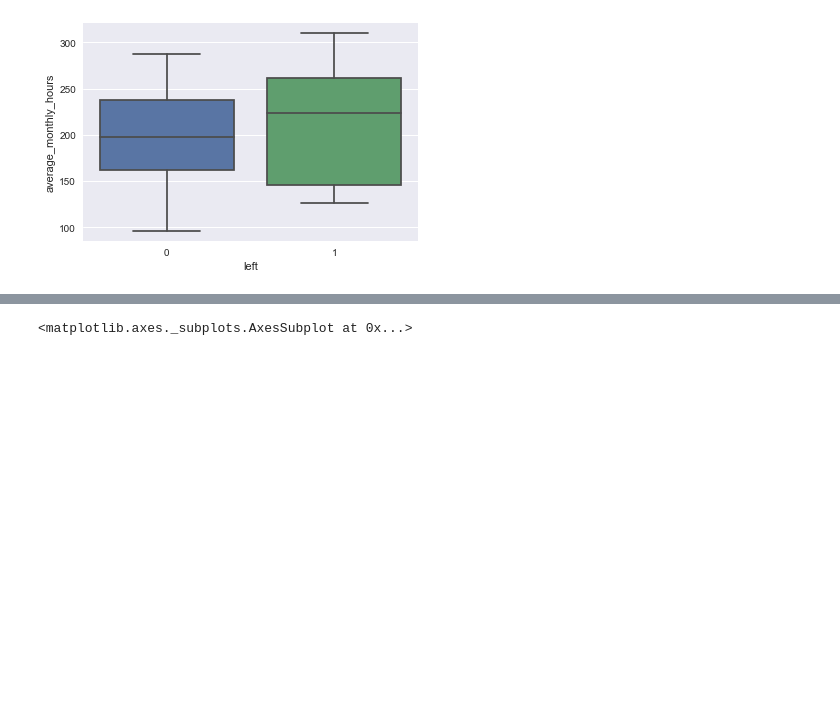
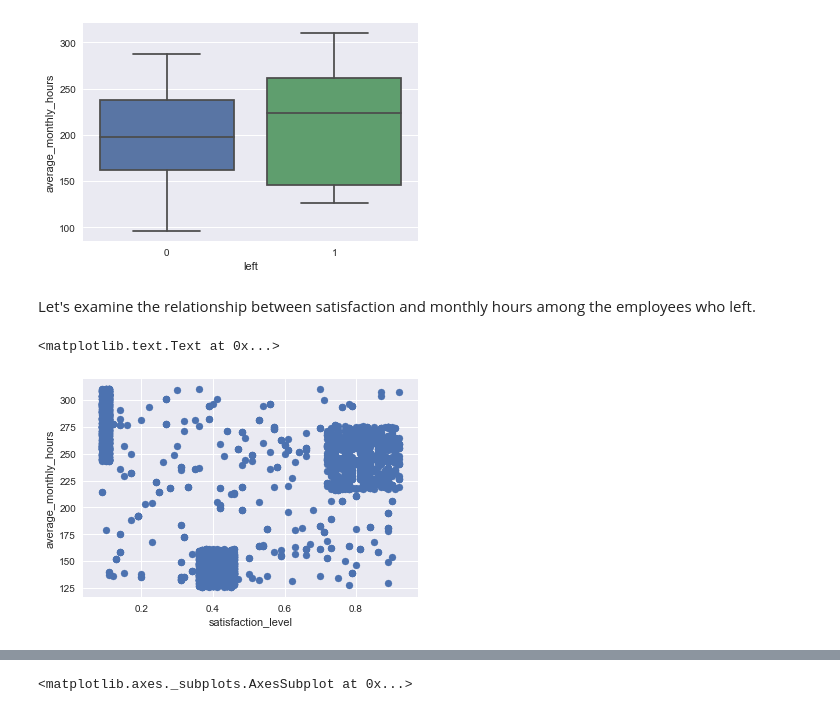
Before and after one commit to vincefav/machine-learning-portfolio, a Jupyter notebook: HR Analytics.ipynb, the cells around one changed output, grey strips where cells are left out. Saved outputs shown, nothing was run; the diff lists cells and outputs as text; code cells hidden in the pictures; blank space fills up the shorter version.

```diff
--- a/HR Analytics.ipynb
+++ b/HR Analytics.ipynb
@@ -200,3 +208,14 @@ sns.boxplot(x='left', y='average_monthly_hours', data=data)
 # %% [output]
 <matplotlib.axes._subplots.AxesSubplot at 0x...>
 [figure]
+# %% [markdown]
+Let's examine the relationship between satisfaction and monthly hours among the employees who left.
+# %%
+left = data[data.left == 1]
+
+plt.scatter("satisfaction_level", "average_monthly_hours", data=left)
+plt.xlabel('satisfaction_level')
+plt.ylabel('average_monthly_hours')
+# %% [output]
+<matplotlib.text.Text at 0x...>
+[figure, added]
```
Also changed, not shown: parts of 13 cells of this notebook.
